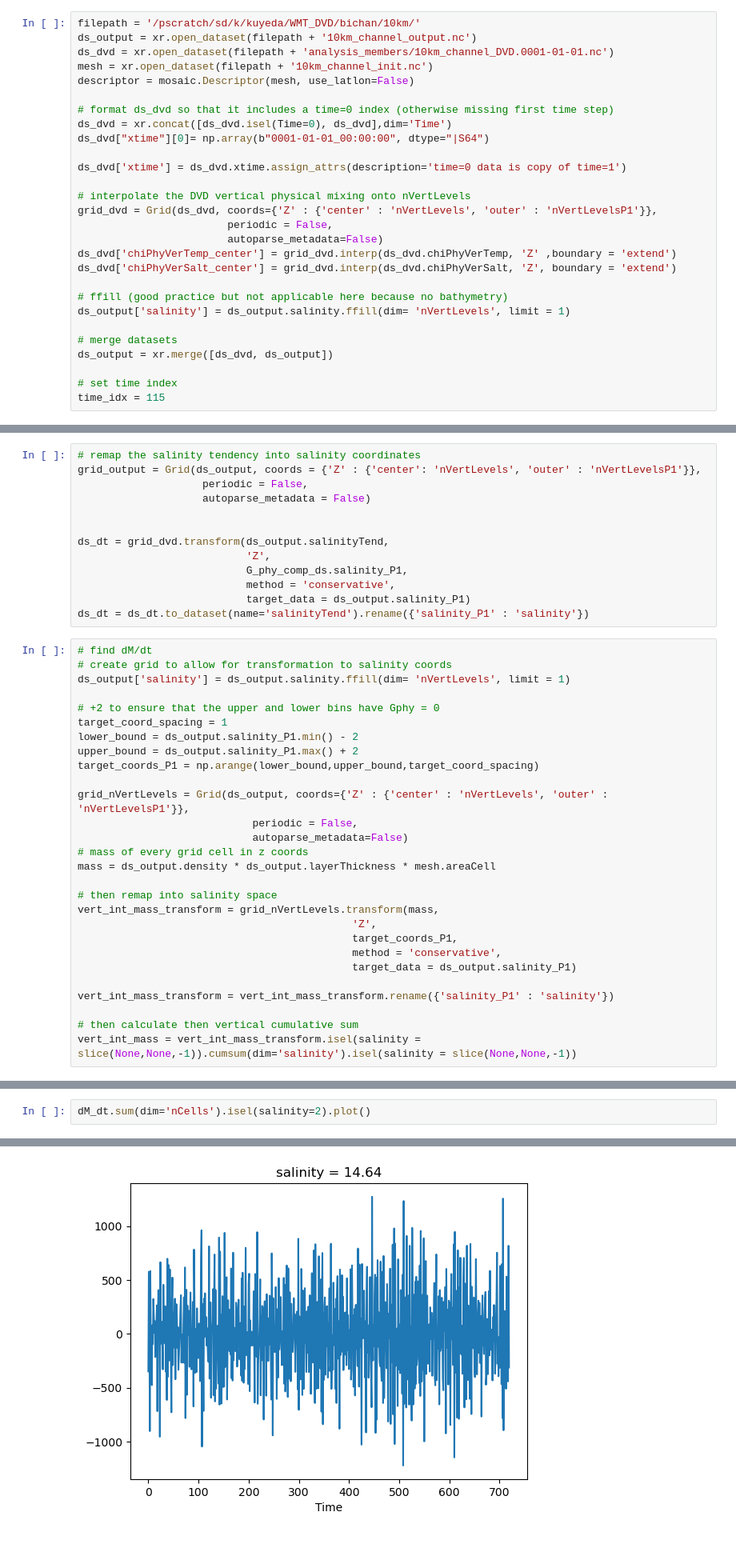
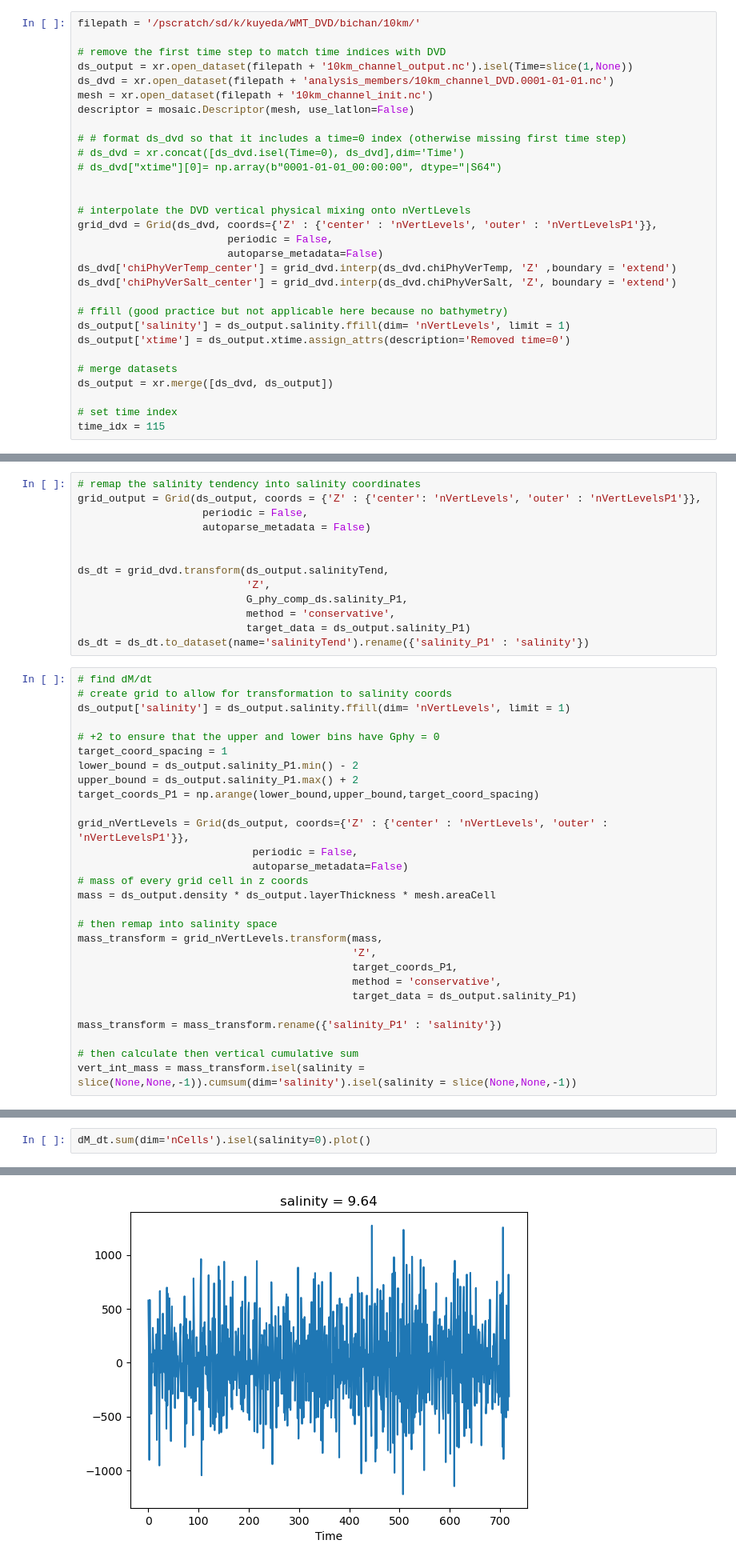
Before and after one commit to kailauyeda/WMT_DVD, a Jupyter notebook: bichan/analysis/preliminary_analysis.ipynb, the cells around one changed output, grey strips where cells are left out. Shown at 80% size. Drawn from its saved outputs; the diff is of its cells as text.

```diff
--- a/bichan/analysis/preliminary_analysis.ipynb
+++ b/bichan/analysis/preliminary_analysis.ipynb
@@ -89,16 +89,17 @@ from xgcm import Grid
 #     return rho
 # %%
 filepath = '/pscratch/sd/k/kuyeda/WMT_DVD/bichan/10km/'
-ds_output = xr.open_dataset(filepath + '10km_channel_output.nc')
+
+# remove the first time step to match time indices with DVD
+ds_output = xr.open_dataset(filepath + '10km_channel_output.nc').isel(Time=slice(1,None))
 ds_dvd = xr.open_dataset(filepath + 'analysis_members/10km_channel_DVD.0001-01-01.nc')
 mesh = xr.open_dataset(filepath + '10km_channel_init.nc')
 descriptor = mosaic.Descriptor(mesh, use_latlon=False)
 
-# format ds_dvd so that it includes a time=0 index (otherwise missing first time step)
-ds_dvd = xr.concat([ds_dvd.isel(Time=0), ds_dvd],dim='Time')
-ds_dvd["xtime"][0]= np.array(b"0001-01-01_00:00:00", dtype="|S64")
+# # format ds_dvd so that it includes a time=0 index (otherwise missing first time step)
+# ds_dvd = xr.concat([ds_dvd.isel(Time=0), ds_dvd],dim='Time')
+# ds_dvd["xtime"][0]= np.array(b"0001-01-01_00:00:00", dtype="|S64")
 
-ds_dvd['xtime'] = ds_dvd.xtime.assign_attrs(description='time=0 data is copy of time=1')
 
 # interpolate the DVD vertical physical mixing onto nVertLevels
 grid_dvd = Grid(ds_dvd, coords={'Z' : {'center' : 'nVertLevels', 'outer' : 'nVertLevelsP1'}},
@@ -109,6 +110,7 @@ ds_dvd['chiPhyVerSalt_center'] = grid_dvd.interp(ds_dvd.chiPhyVerSalt, 'Z', boun
 
 # ffill (good practice but not applicable here because no bathymetry)
 ds_output['salinity'] = ds_output.salinity.ffill(dim= 'nVertLevels', limit = 1)
+ds_output['xtime'] = ds_output.xtime.assign_attrs(description='Removed time=0')
 
 # merge datasets
 ds_output = xr.merge([ds_dvd, ds_output])
@@ -741,14 +717,14 @@ grid_nVertLevels = Grid(ds_output, coords={'Z' : {'center' : 'nVertLevels', 'out
 mass = ds_output.density * ds_output.layerThickness * mesh.areaCell
 
 # then remap into salinity space
-vert_int_mass_transform = grid_nVertLevels.transform(mass,
+mass_transform = grid_nVertLevels.transform(mass,
                                             'Z',
                                             target_coords_P1,
                                             method = 'conservative',
                                             target_data = ds_output.salinity_P1)
 
-vert_int_mass_transform = vert_int_mass_transform.rename({'salinity_P1' : 'salinity'})
+mass_transform = mass_transform.rename({'salinity_P1' : 'salinity'})
 
 # then calculate then vertical cumulative sum
-vert_int_mass = vert_int_mass_transform.isel(salinity = slice(None,None,-1)).cumsum(dim='salinity').isel(salinity = slice(None,None,-1))
+vert_int_mass = mass_transform.isel(salinity = slice(None,None,-1)).cumsum(dim='salinity').isel(salinity = slice(None,None,-1))
 # %%
@@ -900,8 +823,8 @@ array(14.1367588)
 # %%
-dM_dt.sum(dim='nCells').isel(salinity=2).plot()
+dM_dt.sum(dim='nCells').isel(salinity=0).plot()
 # %% [output]
 [<matplotlib.lines.Line2D at 0x...>]
-[figure, old version]
+[figure, new version]
 # %%
 G_F_phy_avg, cumsum_G_F_phy_avg = vertical_cumsum(G_phy_comp_ds, 'G_F_phy_center', 'average')
 # %% [output]
```
Also changed, not shown: parts of 17 cells of this notebook.
